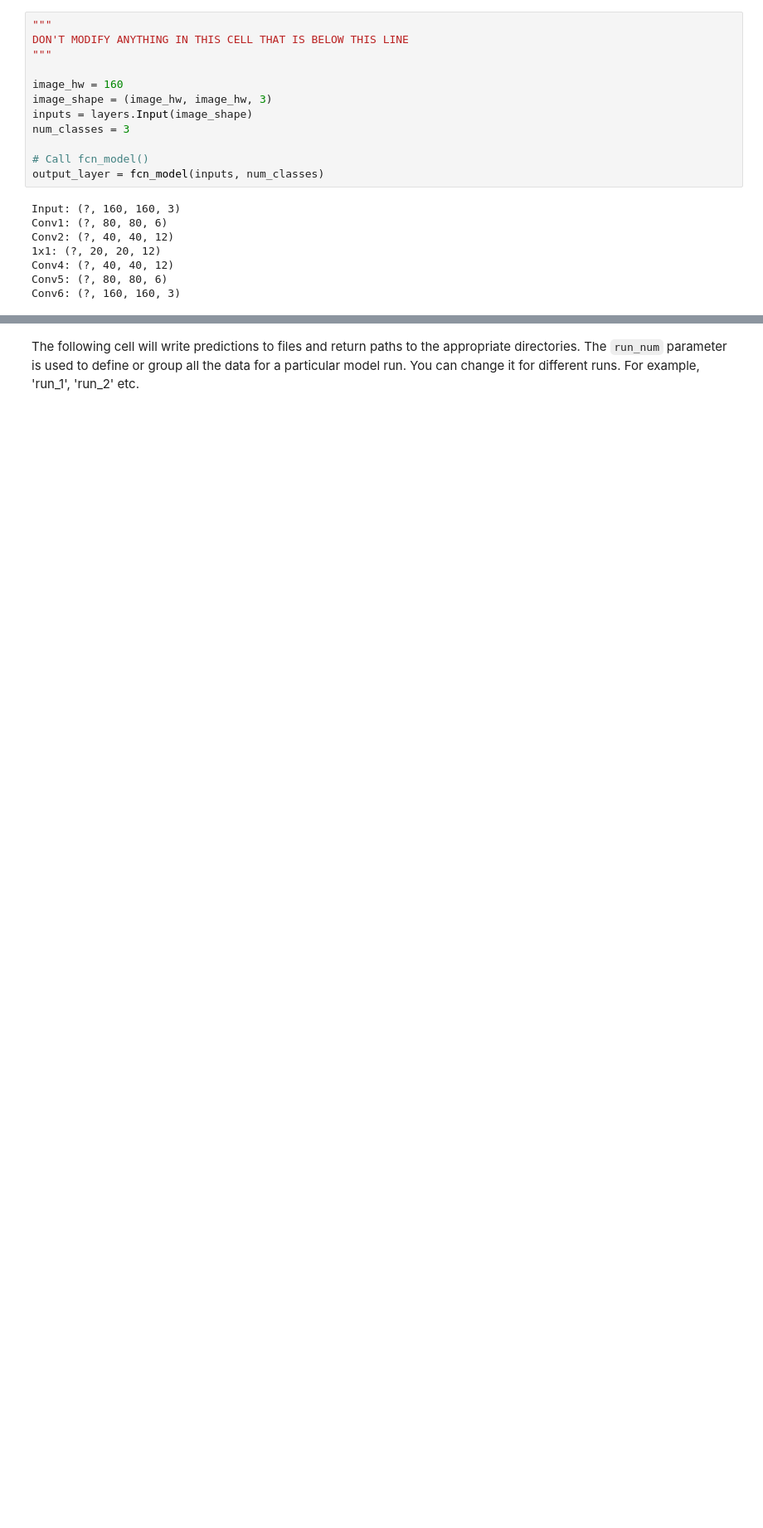
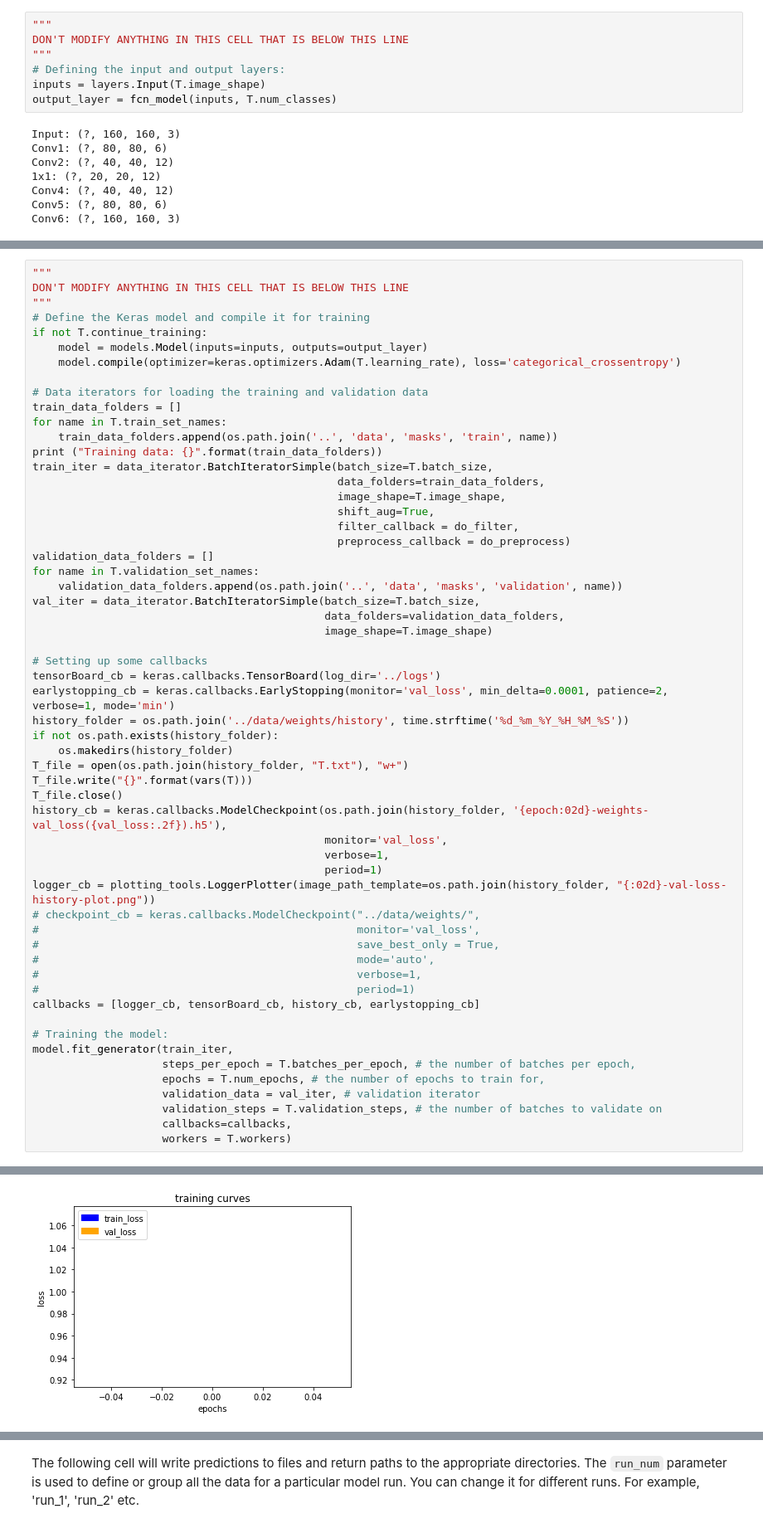
Before and after one commit to alikureishy/ROBO-followme-project, a Jupyter notebook: code/model_training.ipynb, the cells around one changed output, grey strips where cells are left out. Shown at 83% size. Saved outputs shown, nothing was run; the diff lists cells and outputs as text; blank space fills up the shorter version.

Commit message:
Added bookkeeping code for training iterations, including plot of val_loss history

```diff
--- a/code/model_training.ipynb
+++ b/code/model_training.ipynb
@@ -141,14 +225,9 @@ Please Note: For this project, the helper code in `data_iterator.py` will resize
 """
 DON'T MODIFY ANYTHING IN THIS CELL THAT IS BELOW THIS LINE
 """
-
-image_hw = 160
-image_shape = (image_hw, image_hw, 3)
-inputs = layers.Input(image_shape)
-num_classes = 3
-
-# Call fcn_model()
-output_layer = fcn_model(inputs, num_classes)
+# Defining the input and output layers:
+inputs = layers.Input(T.image_shape)
+output_layer = fcn_model(inputs, T.num_classes)
 # %% [output]
 Input: (?, 160, 160, 3)
 Conv1: (?, 80, 80, 6)
@@ -211,0 +239,58 @@ Epoch 1/1
+# %%
+"""
+DON'T MODIFY ANYTHING IN THIS CELL THAT IS BELOW THIS LINE
+"""
+# Define the Keras model and compile it for training
+if not T.continue_training:
+    model = models.Model(inputs=inputs, outputs=output_layer)
+    model.compile(optimizer=keras.optimizers.Adam(T.learning_rate), loss='categorical_crossentropy')
+
+# Data iterators for loading the training and validation data
+train_data_folders = []
+for name in T.train_set_names:
+    train_data_folders.append(os.path.join('..', 'data', 'masks', 'train', name))
+print ("Training data: {}".format(train_data_folders))
+train_iter = data_iterator.BatchIteratorSimple(batch_size=T.batch_size,
+                                               data_folders=train_data_folders,
+                                               image_shape=T.image_shape,
+                                               shift_aug=True,
+                                               filter_callback = do_filter,
+                                               preprocess_callback = do_preprocess)
+validation_data_folders = []
+for name in T.validation_set_names:
+    validation_data_folders.append(os.path.join('..', 'data', 'masks', 'validation', name))
+val_iter = data_iterator.BatchIteratorSimple(batch_size=T.batch_size,
+                                             data_folders=validation_data_folders,
+                                             image_shape=T.image_shape)
+
+# Setting up some callbacks
+tensorBoard_cb = keras.callbacks.TensorBoard(log_dir='../logs')
+earlystopping_cb = keras.callbacks.EarlyStopping(monitor='val_loss', min_delta=0.0001, patience=2, verbose=1, mode='min')
+history_folder = os.path.join('../data/weights/history', time.strftime('%d_%m_%Y_%H_%M_%S'))
+if not os.path.exists(history_folder):
+    os.makedirs(history_folder)
+T_file = open(os.path.join(history_folder, "T.txt"), "w+")
+T_file.write("{}".format(vars(T)))
+T_file.close()
+history_cb = keras.callbacks.ModelCheckpoint(os.path.join(history_folder, '{epoch:02d}-weights-val_loss({val_loss:.2f}).h5'),
+                                             monitor='val_loss',
+                                             verbose=1,
+                                             period=1)
+logger_cb = plotting_tools.LoggerPlotter(image_path_template=os.path.join(history_folder, "{:02d}-val-loss-history-plot.png"))
+# checkpoint_cb = keras.callbacks.ModelCheckpoint("../data/weights/",
+#                                                 monitor='val_loss',
+#                                                 save_best_only = True,
+#                                                 mode='auto',
+#                                                 verbose=1,
+#                                                 period=1)
+callbacks = [logger_cb, tensorBoard_cb, history_cb, earlystopping_cb]
+
+# Training the model:
+model.fit_generator(train_iter,
+                    steps_per_epoch = T.batches_per_epoch, # the number of batches per epoch,
+                    epochs = T.num_epochs, # the number of epochs to train for,
+                    validation_data = val_iter, # validation iterator
+                    validation_steps = T.validation_steps, # the number of batches to validate on
+                    callbacks=callbacks,
+                    workers = T.workers)
+# %% [output]
@@ -211,0 +303 @@ Epoch 1/1
+[figure, added]
```
Also changed, not shown: parts of 22 cells of this notebook, 3 other files.
